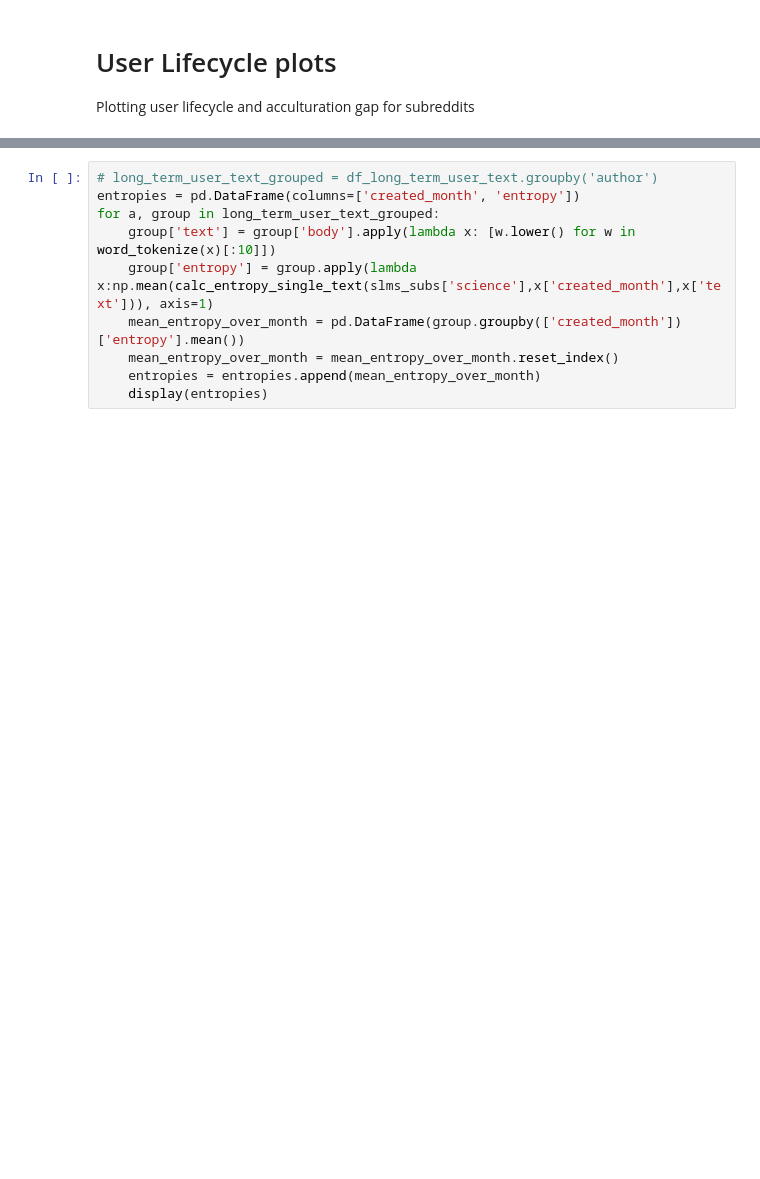
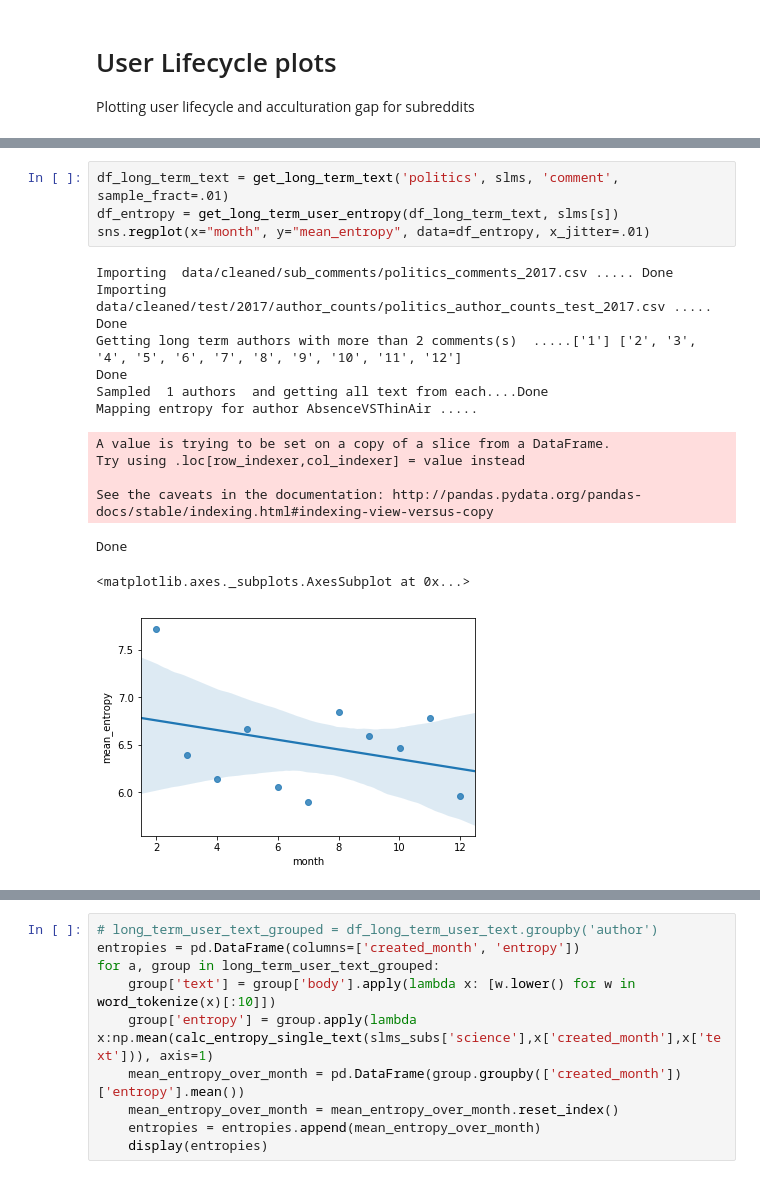
Before and after one commit to talaugust/rscience_language, a Jupyter notebook: Reddit/user_lifecycle.ipynb, the cells around one changed output, grey strips where cells are left out. Saved outputs shown, nothing was run; the diff lists cells and outputs as text; blank space fills up the shorter version.

```diff
--- a/Reddit/user_lifecycle.ipynb
+++ b/Reddit/user_lifecycle.ipynb
@@ -169,0 +153,18 @@ See the caveats in the documentation: http://pandas.pydata.org/pandas-docs/stabl
+# %%
+df_long_term_text = get_long_term_text('politics', slms, 'comment', sample_fract=.01)
+df_entropy = get_long_term_user_entropy(df_long_term_text, slms[s])
+sns.regplot(x="month", y="mean_entropy", data=df_entropy, x_jitter=.01)
+# %% [output]
+Importing  data/cleaned/sub_comments/politics_comments_2017.csv ..... Done
+Importing  data/cleaned/test/2017/author_counts/politics_author_counts_test_2017.csv ..... Done
+Getting long term authors with more than 2 comments(s)  .....['1'] ['2', '3', '4', '5', '6', '7', '8', '9', '10', '11', '12']
+Done
+Sampled  1 authors  and getting all text from each....Done
+Mapping entropy for author AbsenceVSThinAir .....
+A value is trying to be set on a copy of a slice from a DataFrame.
+Try using .loc[row_indexer,col_indexer] = value instead
+
+See the caveats in the documentation: http://pandas.pydata.org/pandas-docs/stable/indexing.html#indexing-view-versus-copy
+Done
+<matplotlib.axes._subplots.AxesSubplot at 0x...>
+[figure, added]
```
Also changed, not shown: parts of 24 cells of this notebook, 10 other files.
